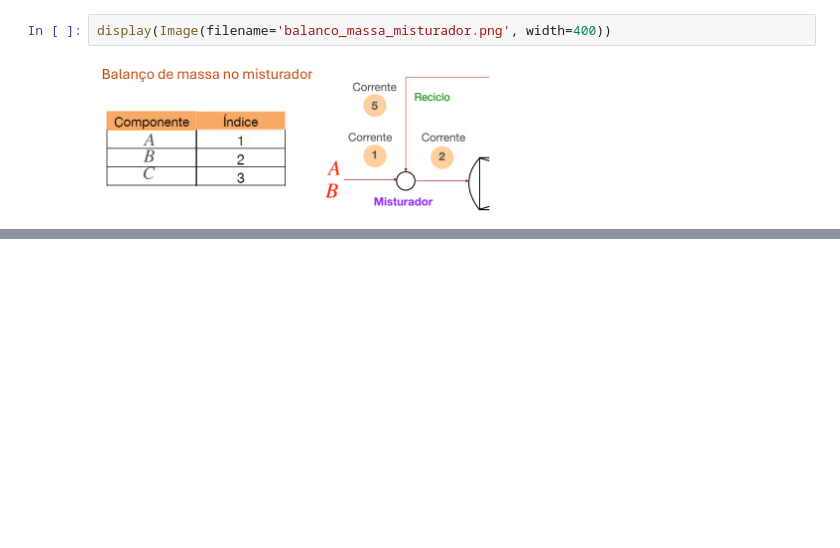
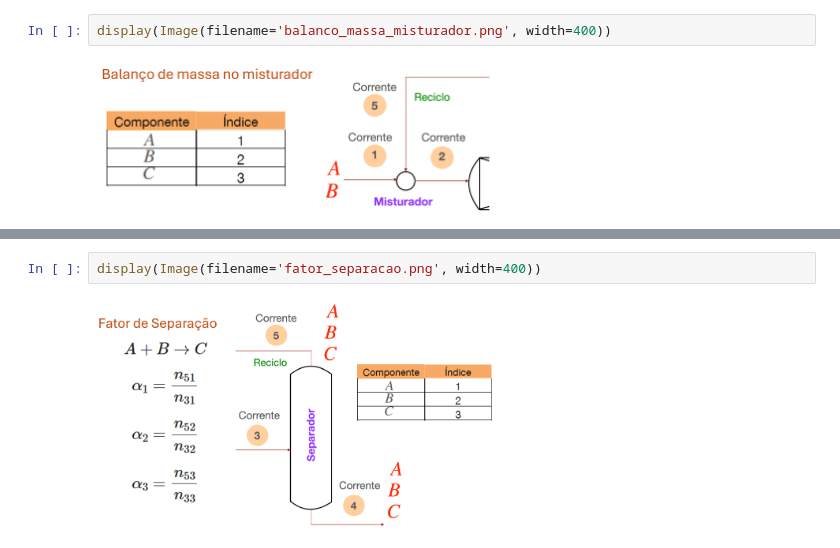
Before and after one commit to Myllena-Souza/Modelagem_UESC, a Jupyter notebook: Aulas/P4/AULA_14_06.ipynb, the cells around one changed output, grey strips where cells are left out. Saved outputs shown, nothing was run; the diff lists cells and outputs as text; blank space fills up the shorter version.

```diff
--- a/Aulas/P4/AULA_14_06.ipynb
+++ b/Aulas/P4/AULA_14_06.ipynb
@@ -38,0 +111,4 @@ display(Image(filename='balanco_massa_misturador.png', width=400))
+# %%
+display(Image(filename='fator_separacao.png', width=400))
+# %% [output]
+[figure, added]
```
Also changed, not shown: parts of 9 cells of this notebook, 4 other files.
